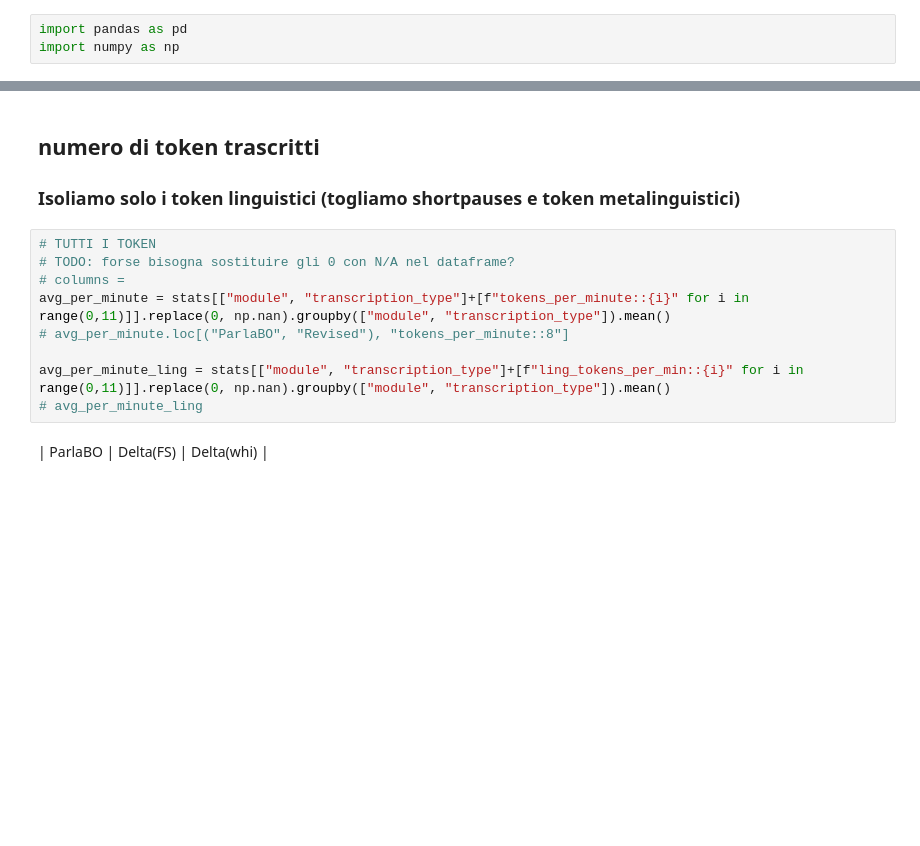
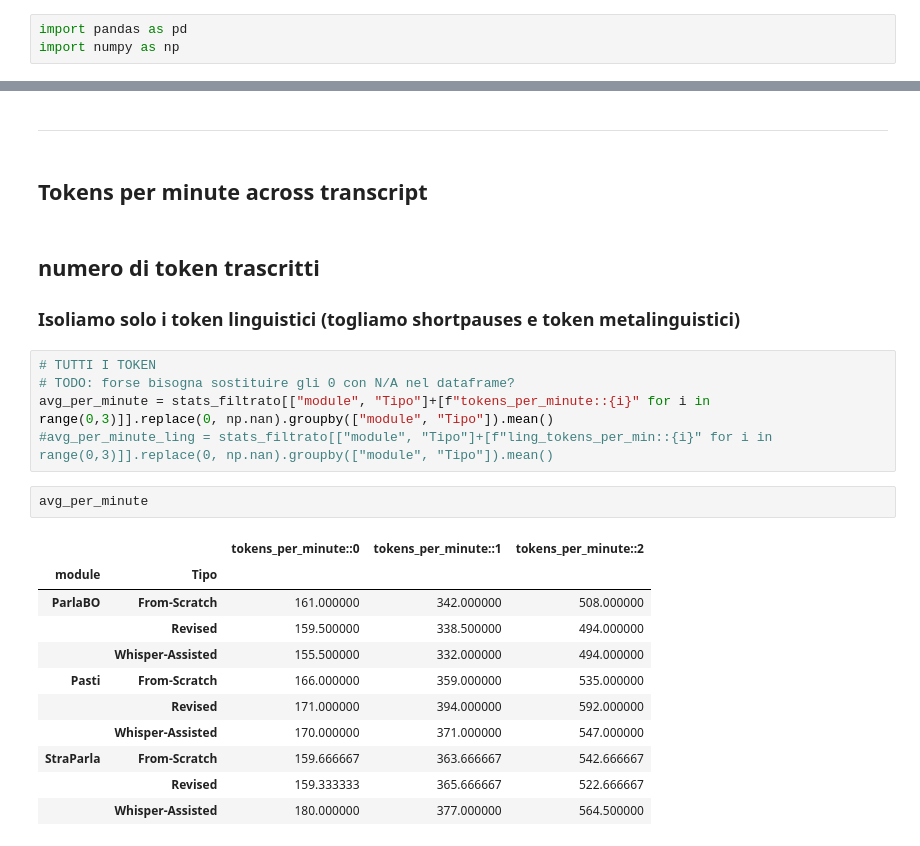
Before and after one commit to LaboratorioSperimentale/asr-assisted-transcription, a Jupyter notebook: data_analysis/analysis.ipynb, the cells around one changed output, grey strips where cells are left out. Saved outputs shown, nothing was run; the diff lists cells and outputs as text; blank space fills up the shorter version.

```diff
--- a/data_analysis/analysis.ipynb
+++ b/data_analysis/analysis.ipynb
@@ -29,3 +33,7 @@ stats
+# %% [markdown]
+-------------------------------------------
+# %% [markdown]
+## Tokens per minute across transcript
 # %% [markdown]
 ## numero di token trascritti
 
@@ -35,14 +45,22 @@ stats
 # %%
 # TUTTI I TOKEN
 # TODO: forse bisogna sostituire gli 0 con N/A nel dataframe?
-# columns =
-avg_per_minute = stats[["module", "transcription_type"]+[f"tokens_per_minute::{i}" for i in range(0,11)]].replace(0, np.nan).groupby(["module", "transcription_type"]).mean()
-# avg_per_minute.loc[("ParlaBO", "Revised"), "tokens_per_minute::8"]
-
-avg_per_minute_ling = stats[["module", "transcription_type"]+[f"ling_tokens_per_min::{i}" for i in range(0,11)]].replace(0, np.nan).groupby(["module", "transcription_type"]).mean()
-# avg_per_minute_ling
+avg_per_minute = stats_filtrato[["module", "Tipo"]+[f"tokens_per_minute::{i}" for i in range(0,3)]].replace(0, np.nan).groupby(["module", "Tipo"]).mean()
+#avg_per_minute_ling = stats_filtrato[["module", "Tipo"]+[f"ling_tokens_per_min::{i}" for i in range(0,3)]].replace(0, np.nan).groupby(["module", "Tipo"]).mean()
-# %% [markdown]
-| ParlaBO | Delta(FS) | Delta(whi) |
+# %%
+avg_per_minute
+# %% [output]
+|  |  | tokens_per_minute::0 | tokens_per_minute::1 | tokens_per_minute::2 |
+| module | Tipo |  |  |  |
+| ParlaBO | From-Scratch | 161.000000 | 342.000000 | 508.000000 |
+|  | Revised | 159.500000 | 338.500000 | 494.000000 |
+|  | Whisper-Assisted | 155.500000 | 332.000000 | 494.000000 |
+| Pasti | From-Scratch | 166.000000 | 359.000000 | 535.000000 |
+|  | Revised | 171.000000 | 394.000000 | 592.000000 |
+|  | Whisper-Assisted | 170.000000 | 371.000000 | 547.000000 |
+| StraParla | From-Scratch | 159.666667 | 363.666667 | 542.666667 |
+|  | Revised | 159.333333 | 365.666667 | 522.666667 |
+|  | Whisper-Assisted | 180.000000 | 377.000000 | 564.500000 |
 # %%
 delta_pairs = [
     ("Revised", "From-Scratch"),
```
Also changed, not shown: parts of 19 cells of this notebook.
